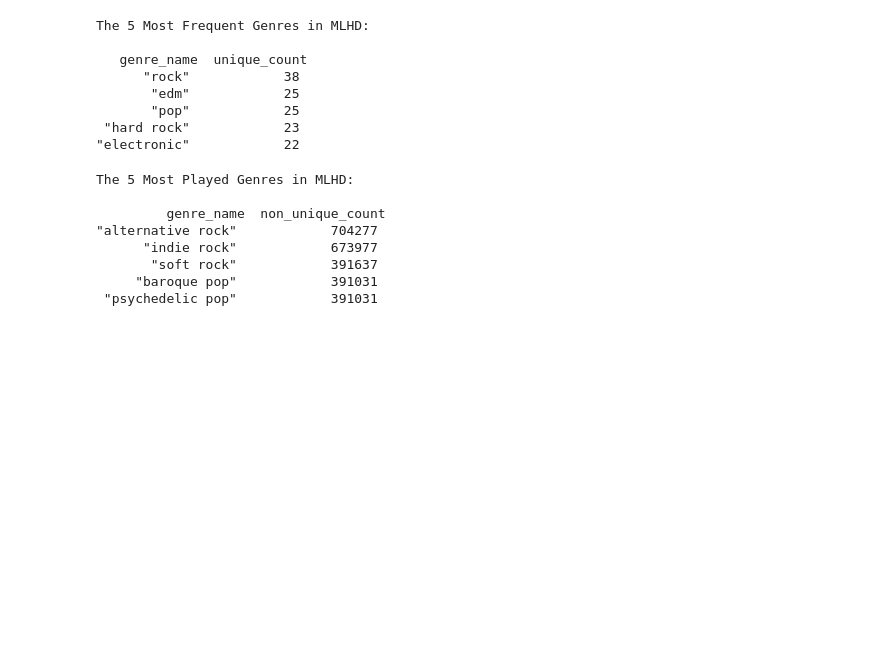
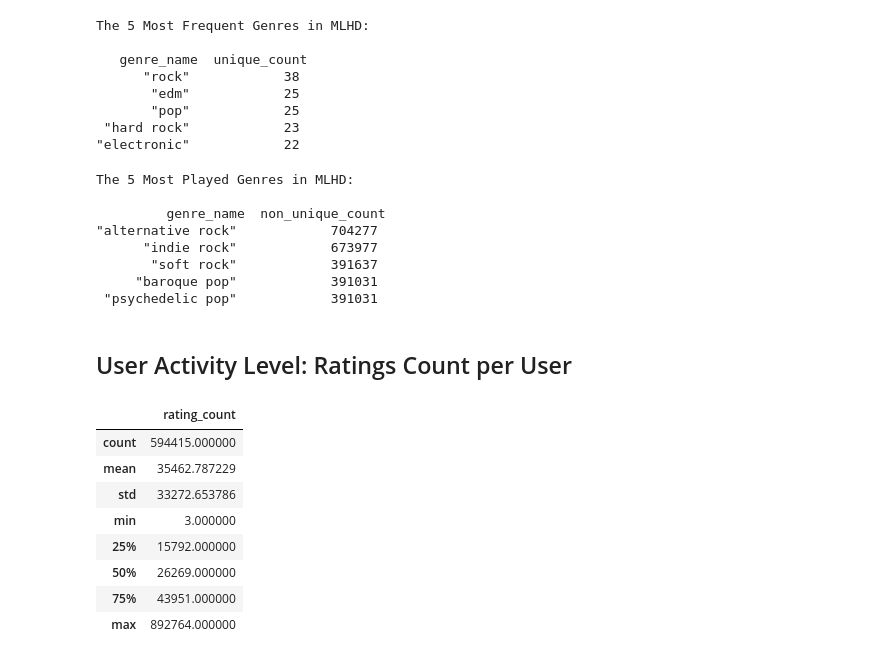
Before and after one commit to mdekstrand/musicdata-tools, a Jupyter notebook: datanalysis/analysis.ipynb, the cells around one changed output. Drawn from its saved outputs; the diff is of its cells as text; code cells hidden in the pictures; blank space fills up the shorter version.

```diff
--- a/datanalysis/analysis.ipynb
+++ b/datanalysis/analysis.ipynb
@@ -241,3 +241,20 @@ The 5 Most Played Genres in MLHD:
        "soft rock"            391637
      "baroque pop"            391031
  "psychedelic pop"            391031
+# %% [markdown]
+## User Activity Level: Ratings Count per User
+# %%
+# plot rating distribution over users
+query = f"SELECT * FROM read_parquet('{stat_path}/rating_count.parquet')"
+rating_count = conn.execute(query).fetchdf()
+rating_count.describe()
+# %% [output]
+|  | rating_count |
+| count | 594415.000000 |
+| mean | 35462.787229 |
+| std | 33272.653786 |
+| min | 3.000000 |
+| 25% | 15792.000000 |
+| 50% | 26269.000000 |
+| 75% | 43951.000000 |
+| max | 892764.000000 |
```
Also changed, not shown: parts of 3 cells of this notebook, 9 other files.
